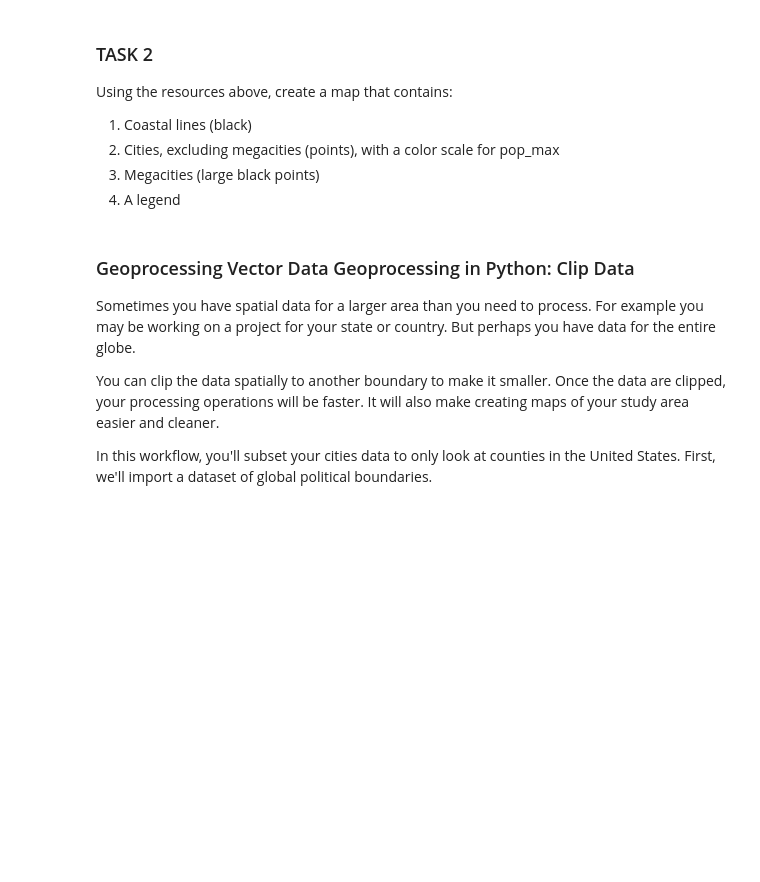
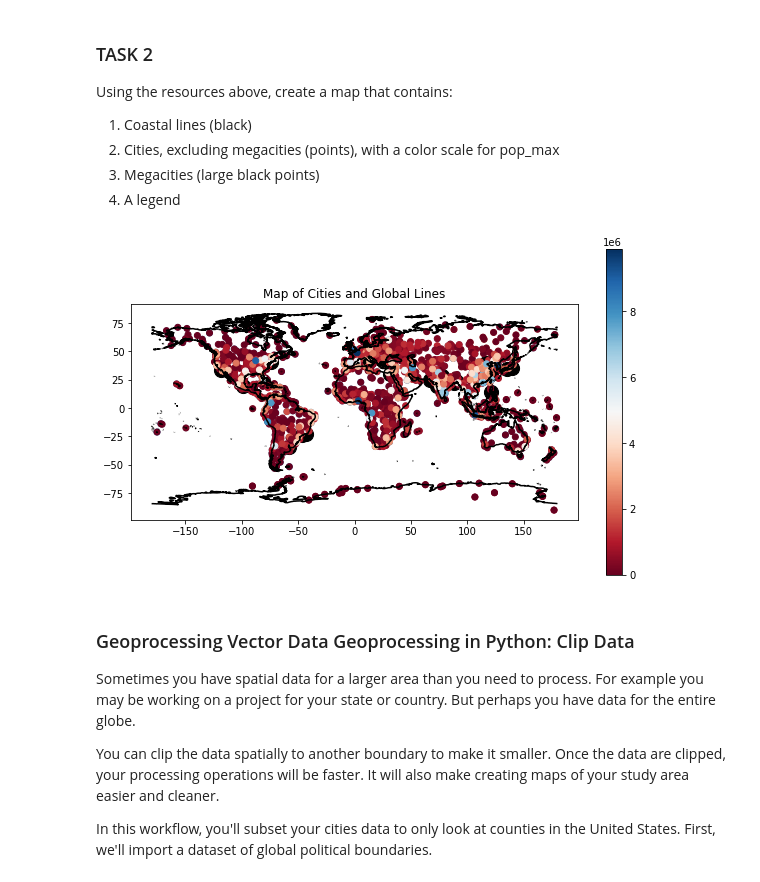
Before and after one commit to sbhsa1990/EnvDatSci22, a Jupyter notebook: CodeSprints/VectorData101.ipynb, the cells around one changed output. Drawn from its saved outputs; the diff is of its cells as text; code cells hidden in the pictures; blank space fills up the shorter version.

```diff
--- a/CodeSprints/VectorData101.ipynb
+++ b/CodeSprints/VectorData101.ipynb
@@ -222,3 +364,27 @@ Using the resources above, create a map that contains:
+# %%
+# Format and plot your results from task 2
+# Format and plot your results from task 2
+# hint:
+f, ax1 = plt.subplots(figsize=(10, 6))
+coastlines.plot(ax=ax1,
+                color="black")
+nonmega = cities[cities.pop_max <10000000]
+
+nonmega.plot(ax=ax1,
+            vmin=0, vmax=10000000, cmap='RdBu')
+
+
+megacities.plot(ax=ax1,
+                color="black",markersize=200)
+
+
+
+# Add a title
+ax1.set(title="Map of Cities and Global Lines")
+nonmega.plot(ax=ax1, column='pop_max', legend=True, cmap='RdBu')
+plt.show()
+# %% [output]
+[figure, added]
 # %% [markdown]
 ### Geoprocessing Vector Data Geoprocessing in Python: Clip Data
 Sometimes you have spatial data for a larger area than you need to process. For example you may be working on a project for your state or country. But perhaps you have data for the entire globe.
```
Also changed, not shown: parts of 41 cells of this notebook.
